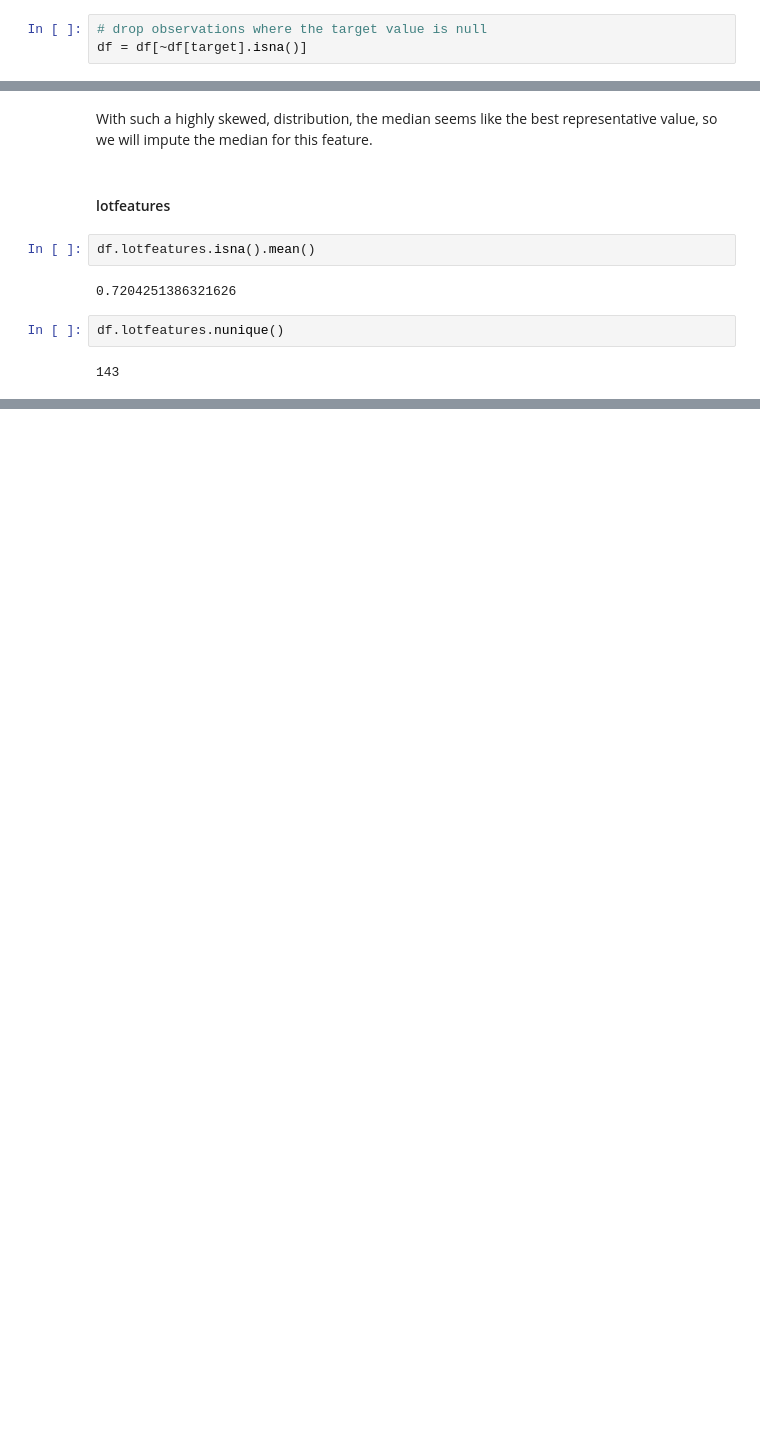
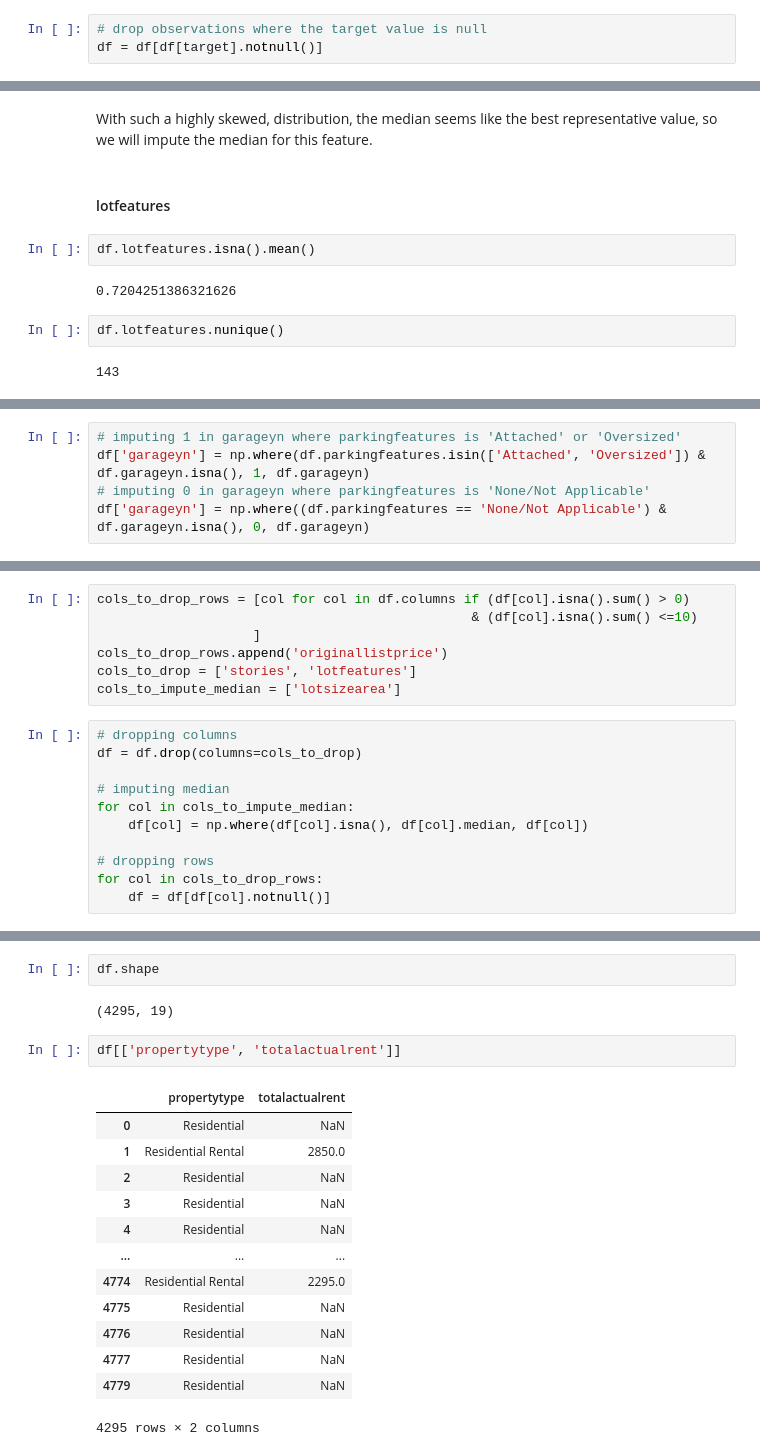
Before and after one commit to bensmith07/new_construction, a Jupyter notebook: prep_notebook.ipynb, the cells around one changed output, grey strips where cells are left out. Cells and saved outputs as stored; diff of their text form; blank space fills up the shorter version.

```diff
--- a/initial_prep_notebook.ipynb
+++ b/prep_notebook.ipynb
@@ -90,7 +90,7 @@ df[target].isna().sum()
 452
 # %%
 # drop observations where the target value is null
-df = df[~df[target].isna()]
+df = df[df[target].notnull()]
 # %%
 df[target].isna().sum()
 # %% [output]
@@ -247,0 +212,5 @@ With no reasonable way to impute values for this feature, and with such a high p
+# %%
+# imputing 1 in garageyn where parkingfeatures is 'Attached' or 'Oversized'
+df['garageyn'] = np.where(df.parkingfeatures.isin(['Attached', 'Oversized']) & df.garageyn.isna(), 1, df.garageyn)
+# imputing 0 in garageyn where parkingfeatures is 'None/Not Applicable'
+df['garageyn'] = np.where((df.parkingfeatures == 'None/Not Applicable') & df.garageyn.isna(), 0, df.garageyn)
@@ -247,0 +234,18 @@ With no reasonable way to impute values for this feature, and with such a high p
+# %%
+cols_to_drop_rows = [col for col in df.columns if (df[col].isna().sum() > 0)
+                                                & (df[col].isna().sum() <=10)
+                    ]
+cols_to_drop_rows.append('originallistprice')
+cols_to_drop = ['stories', 'lotfeatures']
+cols_to_impute_median = ['lotsizearea']
+# %%
+# dropping columns
+df = df.drop(columns=cols_to_drop)
+
+# imputing median
+for col in cols_to_impute_median:
+    df[col] = np.where(df[col].isna(), df[col].median, df[col])
+
+# dropping rows
+for col in cols_to_drop_rows:
+    df = df[df[col].notnull()]
@@ -247,0 +275,20 @@ With no reasonable way to impute values for this feature, and with such a high p
+# %%
+df.shape
+# %% [output]
+(4295, 19)
+# %%
+df[['propertytype', 'totalactualrent']]
+# %% [output]
+|  | propertytype | totalactualrent |
+| 0 | Residential | NaN |
+| 1 | Residential Rental | 2850.0 |
+| 2 | Residential | NaN |
+| 3 | Residential | NaN |
+| 4 | Residential | NaN |
+| ... | ... | ... |
+| 4774 | Residential Rental | 2295.0 |
+| 4775 | Residential | NaN |
+| 4776 | Residential | NaN |
+| 4777 | Residential | NaN |
+| 4779 | Residential | NaN |
+4295 rows × 2 columns
```
Also changed, not shown: parts of 34 cells of this notebook.
